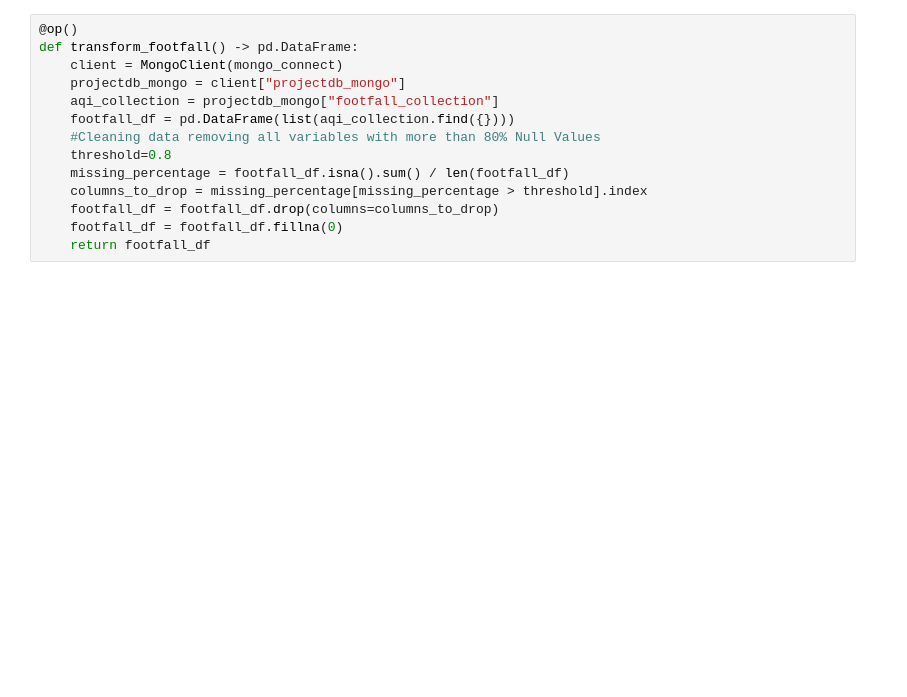
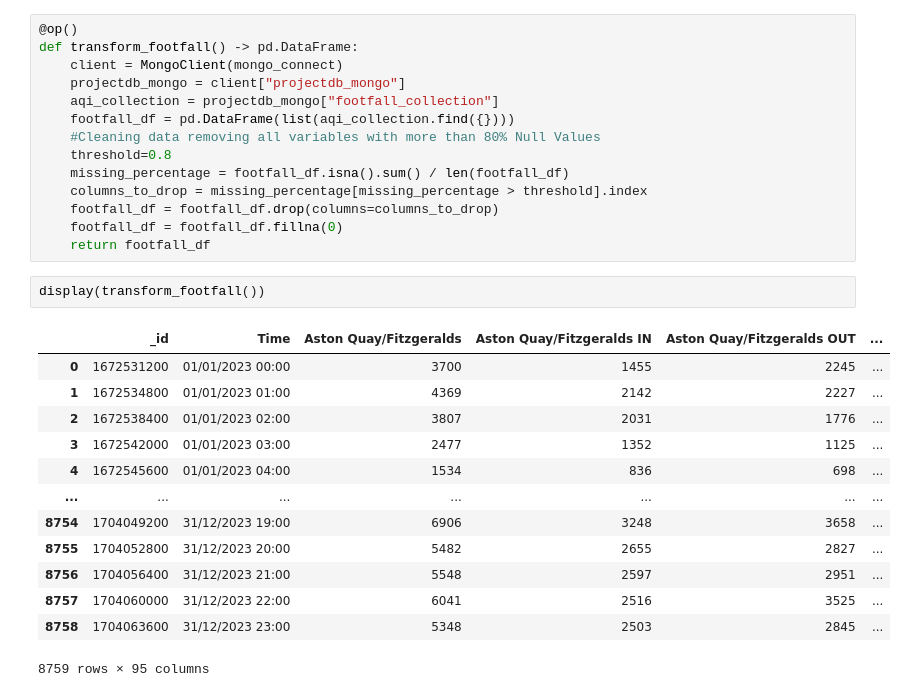
Before and after one commit to ankithbjoseph/TeamAA_DAP_JAN2024, a Jupyter notebook: Transform.ipynb, the cells around one changed output. Drawn from its saved outputs; the diff is of its cells as text; blank space fills up the shorter version.

```diff
--- a/Transform.ipynb
+++ b/Transform.ipynb
@@ -118,3 +118,19 @@ def transform_footfall() -> pd.DataFrame:
     footfall_df = footfall_df.drop(columns=columns_to_drop)
     footfall_df = footfall_df.fillna(0)
     return footfall_df
+# %%
+display(transform_footfall())
+# %% [output]
+|  | _id | Time | Aston Quay/Fitzgeralds | Aston Quay/Fitzgeralds IN | Aston Quay/Fitzgeralds OUT | ... |
+| 0 | 1672531200 | 01/01/2023 00:00 | 3700 | 1455 | 2245 | ... |
+| 1 | 1672534800 | 01/01/2023 01:00 | 4369 | 2142 | 2227 | ... |
+| 2 | 1672538400 | 01/01/2023 02:00 | 3807 | 2031 | 1776 | ... |
+| 3 | 1672542000 | 01/01/2023 03:00 | 2477 | 1352 | 1125 | ... |
+| 4 | 1672545600 | 01/01/2023 04:00 | 1534 | 836 | 698 | ... |
+| ... | ... | ... | ... | ... | ... | ... |
+| 8754 | 1704049200 | 31/12/2023 19:00 | 6906 | 3248 | 3658 | ... |
+| 8755 | 1704052800 | 31/12/2023 20:00 | 5482 | 2655 | 2827 | ... |
+| 8756 | 1704056400 | 31/12/2023 21:00 | 5548 | 2597 | 2951 | ... |
+| 8757 | 1704060000 | 31/12/2023 22:00 | 6041 | 2516 | 3525 | ... |
+| 8758 | 1704063600 | 31/12/2023 23:00 | 5348 | 2503 | 2845 | ... |
+8759 rows × 95 columns
```
